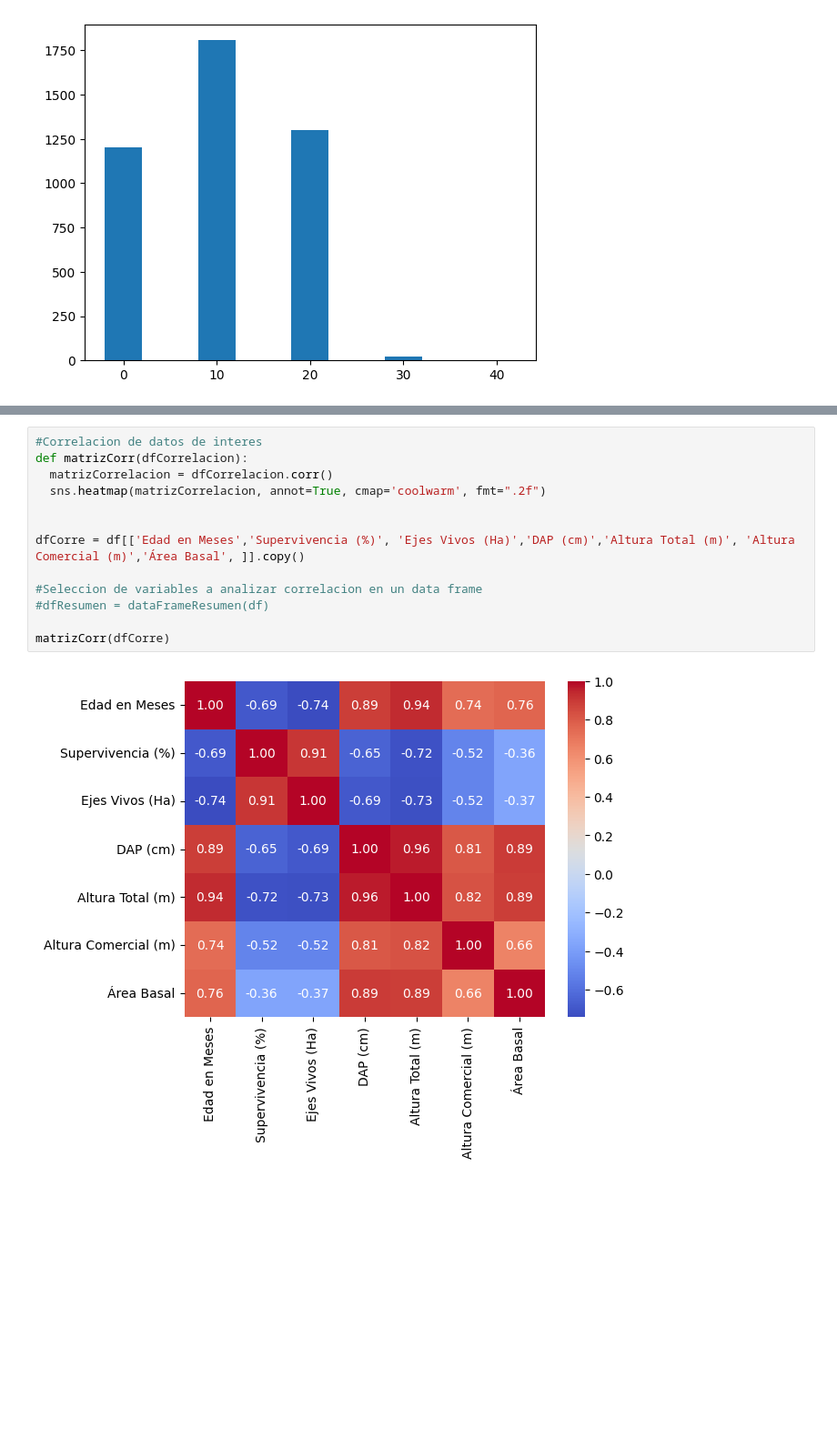
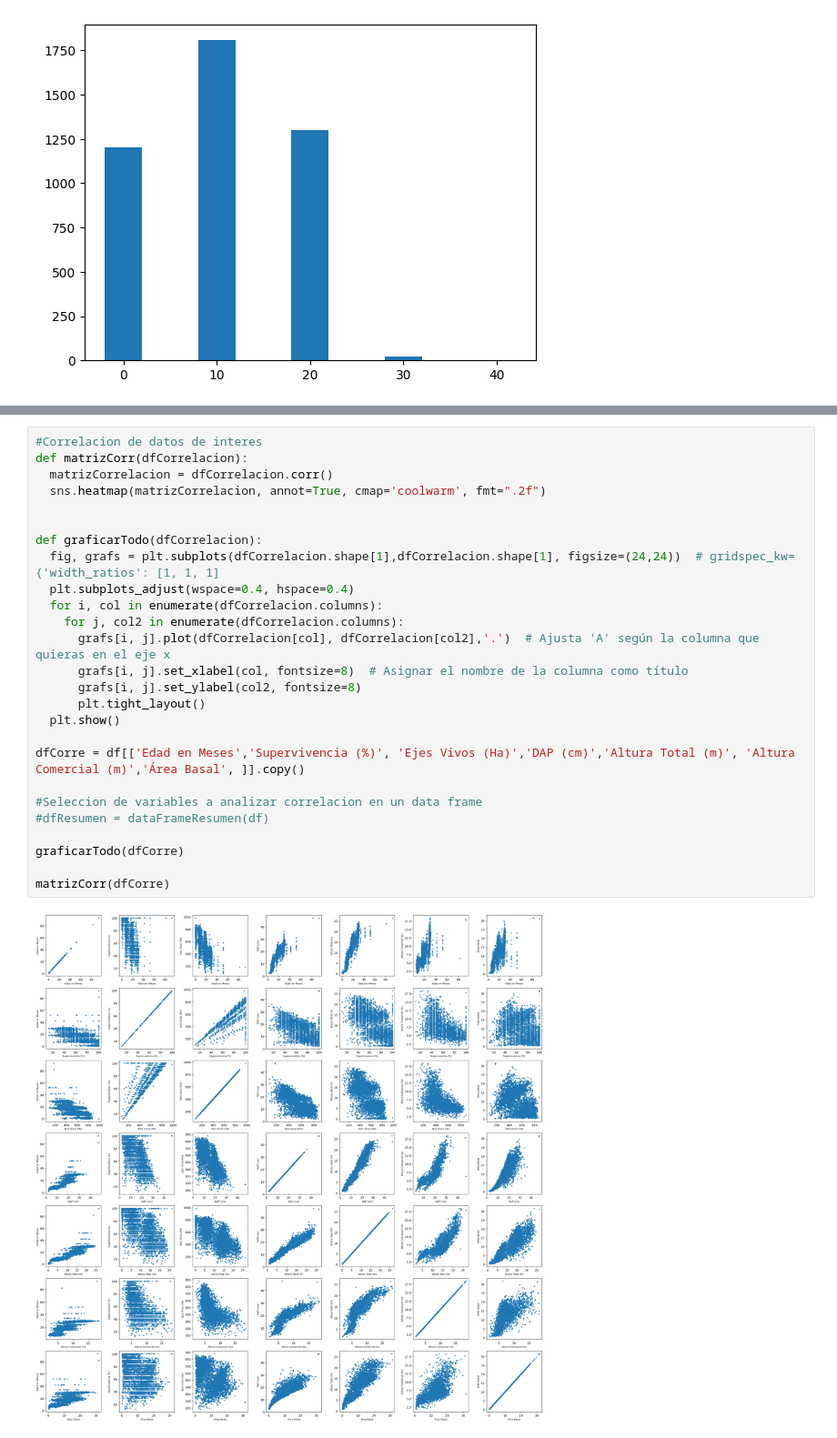
Before and after one commit to BryanCoboF/dataScienceStudy, a Jupyter notebook: dataScienceForest.ipynb, the cells around one changed output, grey strips where cells are left out. Shown at 91% size. Saved outputs shown, nothing was run; the diff lists cells and outputs as text; blank space fills up the shorter version.

```diff
--- a/dataScienceForest.ipynb
+++ b/dataScienceForest.ipynb
@@ -163,15 +167,28 @@ for vari in variables:
 # %%
 #Correlacion de datos de interes
 def matrizCorr(dfCorrelacion):
   matrizCorrelacion = dfCorrelacion.corr()
   sns.heatmap(matrizCorrelacion, annot=True, cmap='coolwarm', fmt=".2f")
 
 
+def graficarTodo(dfCorrelacion):
+  fig, grafs = plt.subplots(dfCorrelacion.shape[1],dfCorrelacion.shape[1], figsize=(24,24))  # gridspec_kw={'width_ratios': [1, 1, 1]
+  plt.subplots_adjust(wspace=0.4, hspace=0.4)
+  for i, col in enumerate(dfCorrelacion.columns):
+    for j, col2 in enumerate(dfCorrelacion.columns):
+      grafs[i, j].plot(dfCorrelacion[col], dfCorrelacion[col2],'.')  # Ajusta 'A' según la columna que quieras en el eje x
+      grafs[i, j].set_xlabel(col, fontsize=8)  # Asignar el nombre de la columna como título
+      grafs[i, j].set_ylabel(col2, fontsize=8)
+      plt.tight_layout()
+  plt.show()
+
 dfCorre = df[['Edad en Meses','Supervivencia (%)', 'Ejes Vivos (Ha)','DAP (cm)','Altura Total (m)', 'Altura Comercial (m)','Área Basal', ]].copy()
 
 #Seleccion de variables a analizar correlacion en un data frame
 #dfResumen = dataFrameResumen(df)
 
+graficarTodo(dfCorre)
+
 matrizCorr(dfCorre)
 # %% [output]
-[figure, old version]
+[figure, new version]
```
Also changed, not shown: parts of 5 cells of this notebook.
